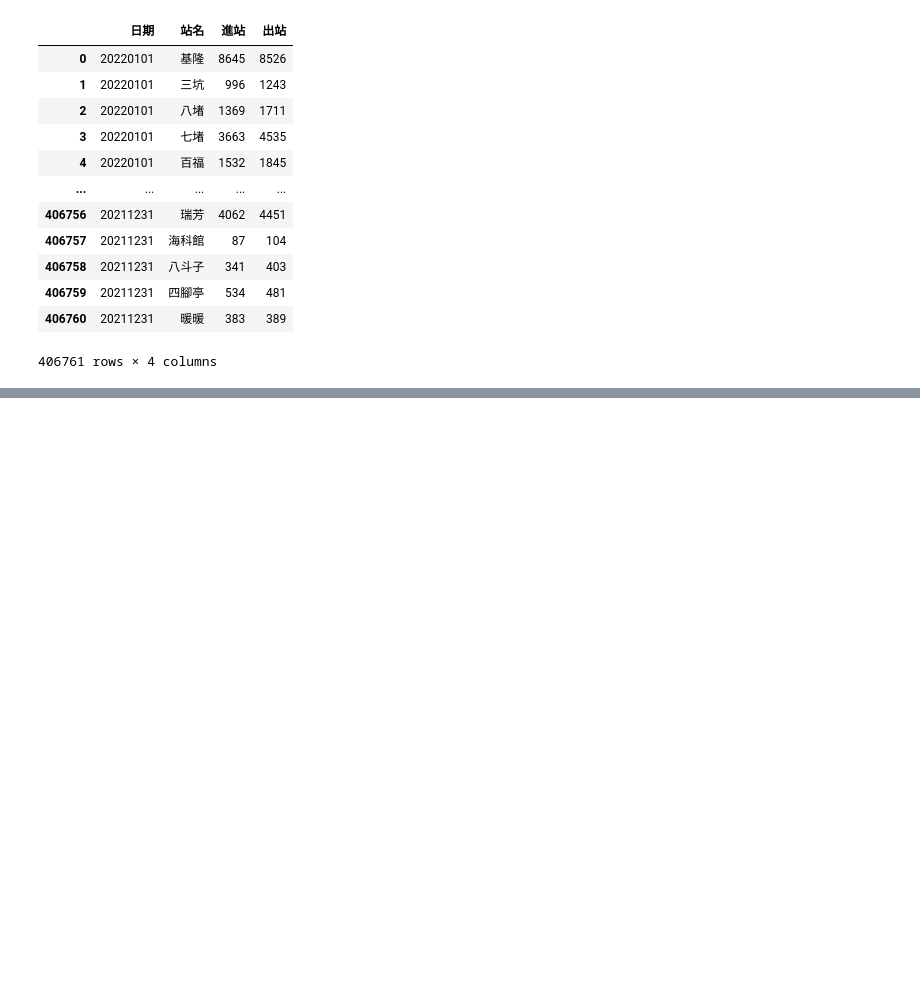
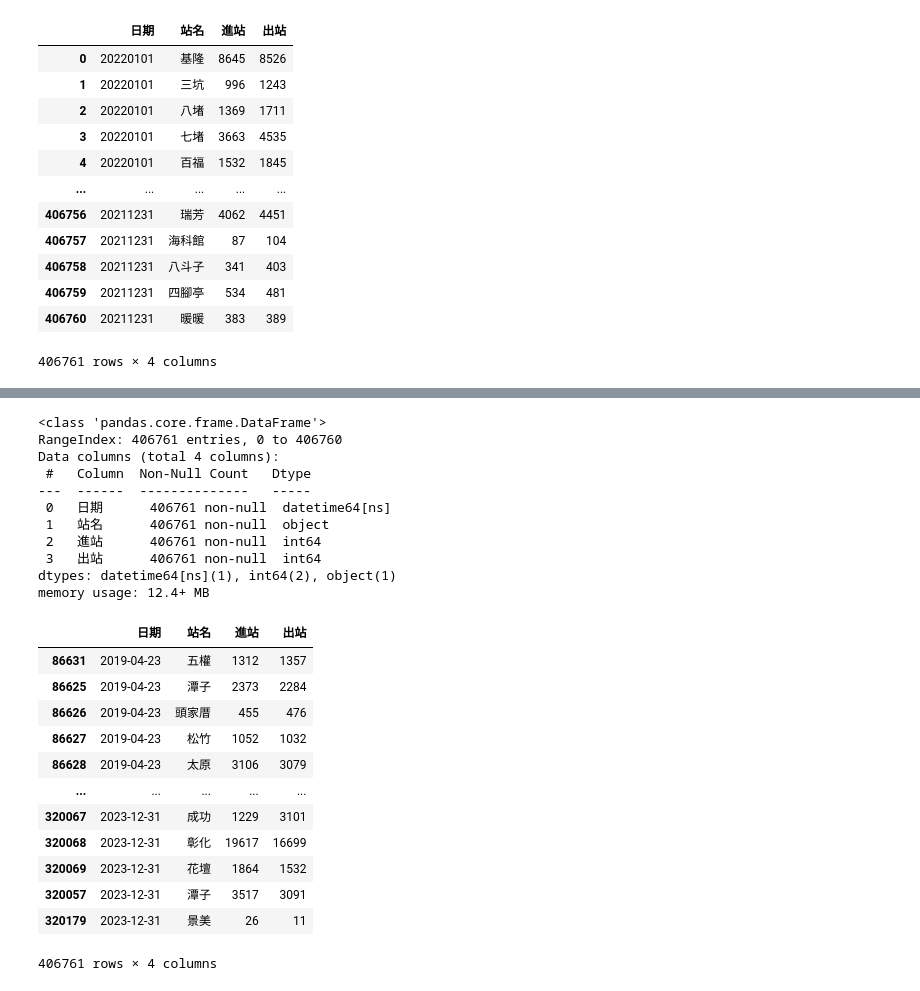
Before and after one commit to angelaleepython/__2024_01_28_Sunday, a Jupyter notebook: lesson20/lesson20_1.ipynb, the cells around one changed output, grey strips where cells are left out. Saved outputs shown, nothing was run; the diff lists cells and outputs as text; code cells hidden in the pictures; blank space fills up the shorter version.

```diff
--- a/lesson20/lesson20_1.ipynb
+++ b/lesson20/lesson20_1.ipynb
@@ -170,3 +170,6 @@ memory usage: 43.4+ MB
 | 406759 | 20211231 | 四腳亭 | 534 | 481 |
 | 406760 | 20211231 | 暖暖 | 383 | 389 |
 406761 rows × 4 columns
+# %%
+df4.info()
+df4['日期'] = pd.to_datetime(df4['日期'].astype(str))
@@ -172,0 +188,29 @@ memory usage: 43.4+ MB
+# %%
+df4.info()
+df5 = df4.sort_values(by=['日期'])
+df5
+# %% [output]
+<class 'pandas.core.frame.DataFrame'>
+RangeIndex: 406761 entries, 0 to 406760
+Data columns (total 4 columns):
+ #   Column  Non-Null Count   Dtype
+---  ------  --------------   -----
+ 0   日期      406761 non-null  datetime64[ns]
+ 1   站名      406761 non-null  object
+ 2   進站      406761 non-null  int64
+ 3   出站      406761 non-null  int64
+dtypes: datetime64[ns](1), int64(2), object(1)
+memory usage: 12.4+ MB
+|  | 日期 | 站名 | 進站 | 出站 |
+| 86631 | 2019-04-23 | 五權 | 1312 | 1357 |
+| 86625 | 2019-04-23 | 潭子 | 2373 | 2284 |
+| 86626 | 2019-04-23 | 頭家厝 | 455 | 476 |
+| 86627 | 2019-04-23 | 松竹 | 1052 | 1032 |
+| 86628 | 2019-04-23 | 太原 | 3106 | 3079 |
+| ... | ... | ... | ... | ... |
+| 320067 | 2023-12-31 | 成功 | 1229 | 3101 |
+| 320068 | 2023-12-31 | 彰化 | 19617 | 16699 |
+| 320069 | 2023-12-31 | 花壇 | 1864 | 1532 |
+| 320057 | 2023-12-31 | 潭子 | 3517 | 3091 |
+| 320179 | 2023-12-31 | 景美 | 26 | 11 |
+406761 rows × 4 columns
```
Also changed, not shown: parts of 3 cells of this notebook.
